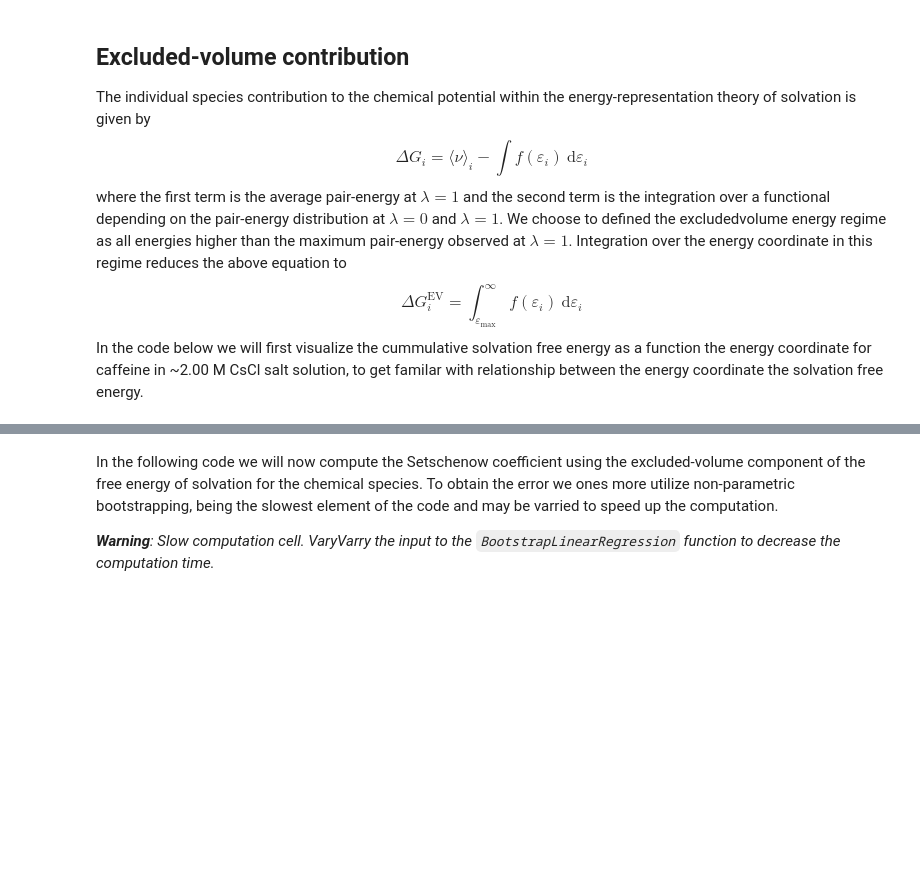
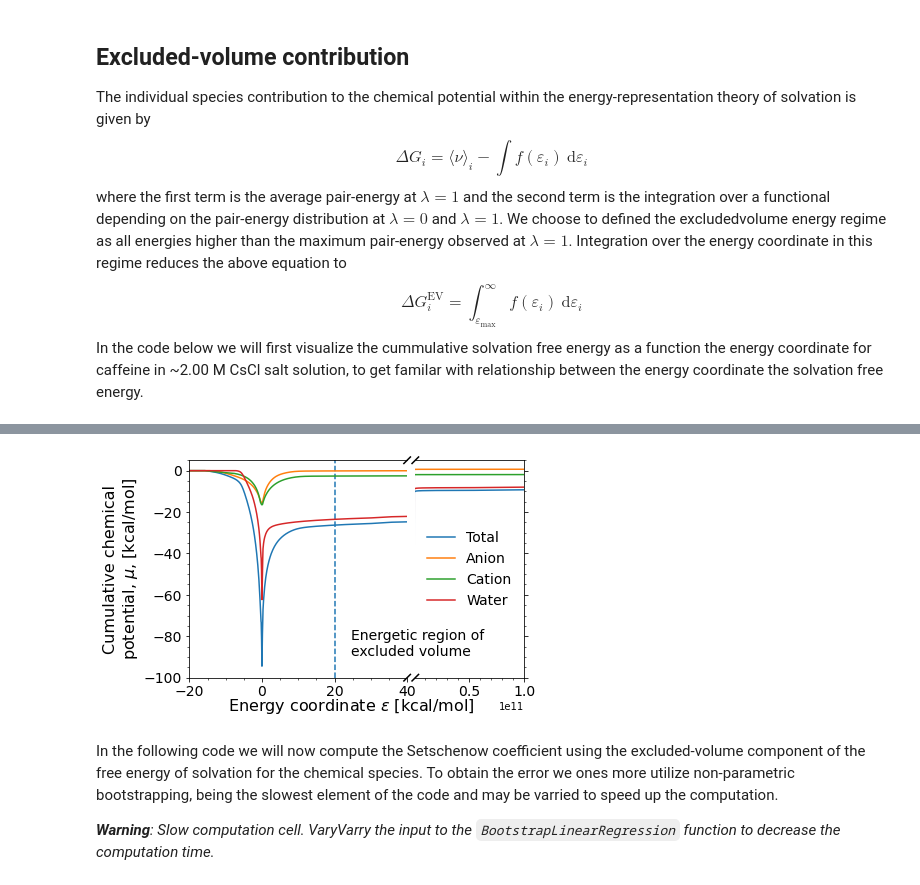
Before and after one commit to SHervoe-Hansen/Caffeine_solubility, a Jupyter notebook: Analysis_opls.ipynb, the cells around one changed output, grey strips where cells are left out. Drawn from its saved outputs; the diff is of its cells as text; code cells hidden in the pictures; blank space fills up the shorter version.

```diff
--- a/Analysis_opls.ipynb
+++ b/Analysis_opls.ipynb
@@ -624,5 +639,5 @@ emax = emax_list.flatten().max()
 # %%
-data = np.loadtxt('/home/stefan/Caffeine_solubility/opls_simulations/Simulations/CsCl/2.00/cumsfe', usecols=(0,1,2,3,4))
+data = np.loadtxt('Simulations/opls_simulations/CsCl/2.00/cumsfe', usecols=(0,1,2,3,4))
 
 fig,(ax1,ax2) = plt.subplots(1,2,sharey=True, facecolor='w', gridspec_kw={'width_ratios': [2, 1]})
 fig.subplots_adjust(wspace=0.05, hspace=None)
@@ -635,36 +650,38 @@ for ax in (ax1, ax2):
 
 ax1.vlines(20, -100, 20, linestyle='dashed')
 
 ax1.set_xlim(-20, 40)
 ax2.set_xlim(1e9,max(data[:,0]))
-ax1.set_ylim(-85, 5)
-ax2.set_ylim(-85, 5)
+ax1.set_ylim(-100, 5)
+ax2.set_ylim(-100, 5)
 
 ax1.spines['right'].set_visible(False)
 ax2.spines['left'].set_visible(False)
 ax1.yaxis.tick_left()
 ax2.yaxis.tick_right()
 
 d = .015
 kwargs = dict(transform=ax1.transAxes, color='k', clip_on=False)
 ax1.plot((1-d,1+d), (-d,+d), **kwargs)
 ax1.plot((1-d,1+d),(1-d,1+d), **kwargs)
 
 kwargs.update(transform=ax2.transAxes)
 ax2.plot((-d*2,+d*2), (1-d,1+d), **kwargs) # Adjust based on width_ratios in the x axis.
 ax2.plot((-d*2,+d*2), (-d,+d), **kwargs)   # Also here.
 
 ax1.minorticks_on()
 ax2.minorticks_on()
 ax2.legend(loc=5, fontsize=14, frameon=False)
 
 fig.text(0.5, 0.2 ,f'Energetic region of \nexcluded volume', fontsize=14)
 fig.text(0.5, 0.01, r'Energy coordinate $\epsilon$ [kcal/mol]', fontsize=16, ha='center')
 ax1.set_ylabel(f'Cumulative chemical\npotential'+ r', $\mu$, [kcal/mol]', fontsize=16)
 ax1.tick_params(axis='both', labelsize=14)
 ax2.tick_params(axis='both', labelsize=14)
 
-fig.savefig('images/CsCl_2.00M_CumChemPot.pdf', bbox_inches='tight')
+fig.savefig('images/opls_figures/CsCl_2.00M_CumChemPot.pdf', bbox_inches='tight')
+# %% [output]
+[figure, added]
 # %% [markdown]
 In the following code we will now compute the Setschenow coefficient using the excluded-volume component of the free energy of solvation for the chemical species. To obtain the error we ones more utilize non-parametric bootstrapping, being the slowest element of the code and may be varried to speed up the computation.
 
```
Also changed, not shown: parts of 22 cells of this notebook, 15 other files.
